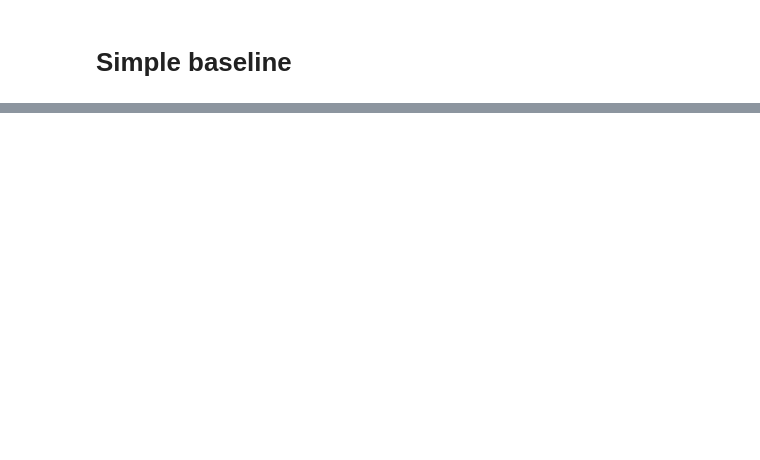
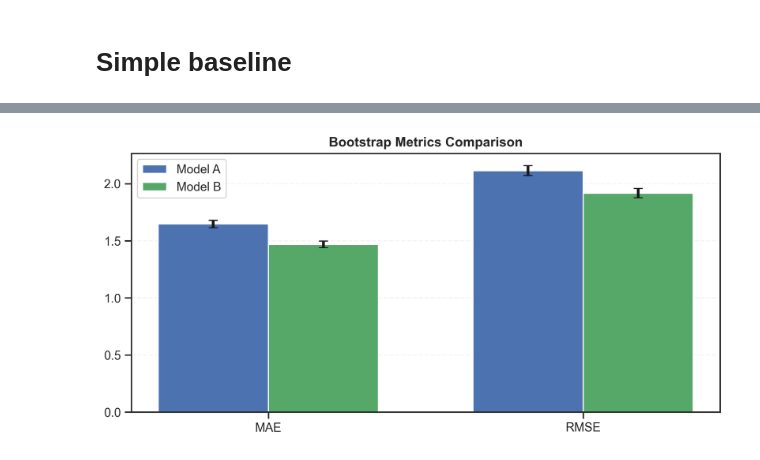
Before and after one commit to iamhaingo/migration-estimation, a Jupyter notebook: src/training_model_regression.ipynb, the cells around one changed output, grey strips where cells are left out. Drawn from its saved outputs; the diff is of its cells as text; code cells hidden in the pictures; blank space fills up the shorter version.

```diff
--- a/src/training_model_regression.ipynb
+++ b/src/training_model_regression.ipynb
@@ -461,0 +684,29 @@ Report successfully saved to: Model_Performance_Analysis.pdf
+# %%
+def plot_mae_rmse_bootstrap(boot_a, boot_b):
+    """Plots bootstrap summary statistics as bar charts with error bars."""
+    metrics = ["MAE", "RMSE"]
+    means_a = [boot_a[m].mean() for m in metrics]
+    std_a = [boot_a[m].std() for m in metrics]
+    means_b = [boot_b[m].mean() for m in metrics]
+    std_b = [boot_b[m].std() for m in metrics]
+
+    x = np.arange(len(metrics))
+    width = 0.35
+
+    fig, ax = plt.subplots(figsize=(8, 4), dpi=300)
+
+    ax.bar(x - width / 2, means_a, width, yerr=std_a, capsize=4, label="Model A", color="#4C72B0")
+    ax.bar(x + width / 2, means_b, width, yerr=std_b, capsize=4, label="Model B", color="#55A868")
+
+    ax.set_xticks(x)
+    ax.set_xticklabels(metrics)
+    ax.set_title("Bootstrap Metrics Comparison", weight="bold")
+    ax.grid(True, axis="y", linestyle="--", alpha=0.2)
+    ax.legend()
+
+    plt.tight_layout()
+    plt.show()
+
+plot_mae_rmse_bootstrap(boot_a, boot_b)
+# %% [output]
+[figure, added]
```
Also changed, not shown: parts of 4 cells of this notebook, 5 other files.
